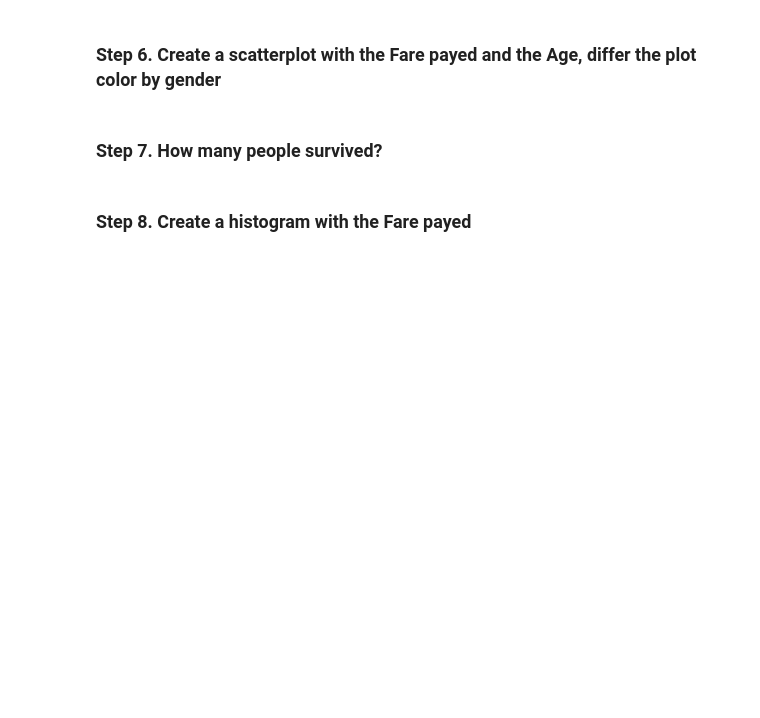
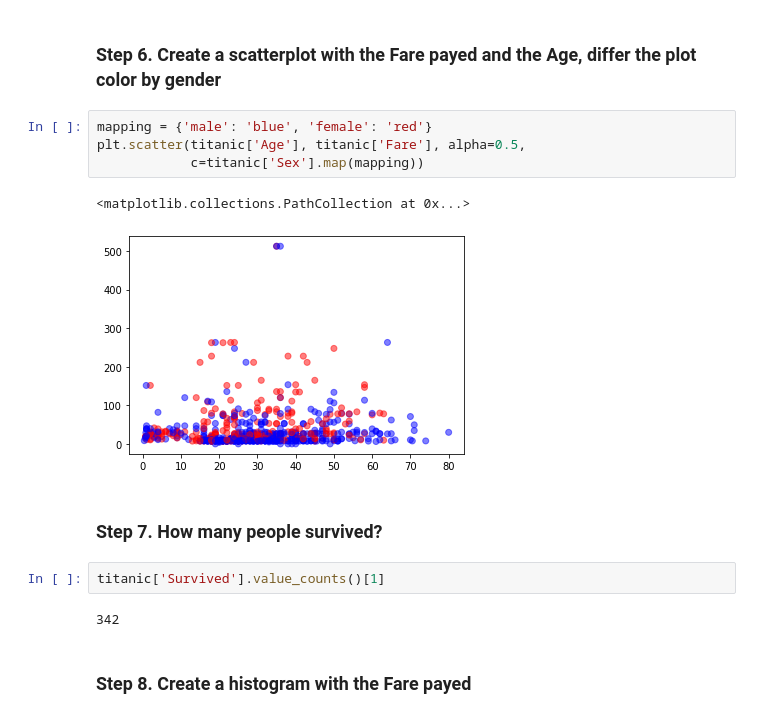
Before and after one commit to PauliusU/PP3-pandas, a Jupyter notebook: PP3_Pandas.ipynb, the cells around one changed output. Drawn from its saved outputs; the diff is of its cells as text; blank space fills up the shorter version.

```diff
--- a/PP3_Pandas.ipynb
+++ b/PP3_Pandas.ipynb
@@ -738,6 +749,17 @@ To know more about the variables check [here](https://www.kaggle.com/c/titanic/d
 # %% [markdown]
 ### Step 6. Create a scatterplot with the Fare payed and the Age, differ the plot color by gender
+# %%
+mapping = {'male': 'blue', 'female': 'red'}
+plt.scatter(titanic['Age'], titanic['Fare'], alpha=0.5,
+            c=titanic['Sex'].map(mapping))
+# %% [output]
+<matplotlib.collections.PathCollection at 0x...>
+[figure, added]
 # %% [markdown]
 ### Step 7. How many people survived?
+# %%
+titanic['Survived'].value_counts()[1]
+# %% [output]
+342
 # %% [markdown]
 ### Step 8. Create a histogram with the Fare payed
```
Also changed, not shown: parts of 78 cells of this notebook, 2 other files.
